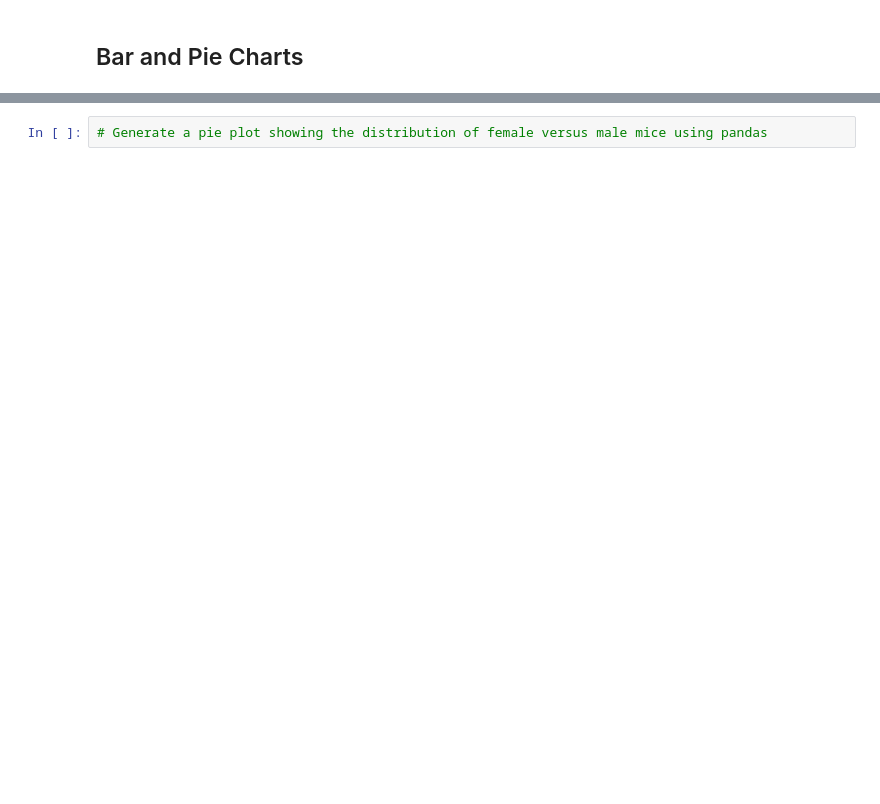
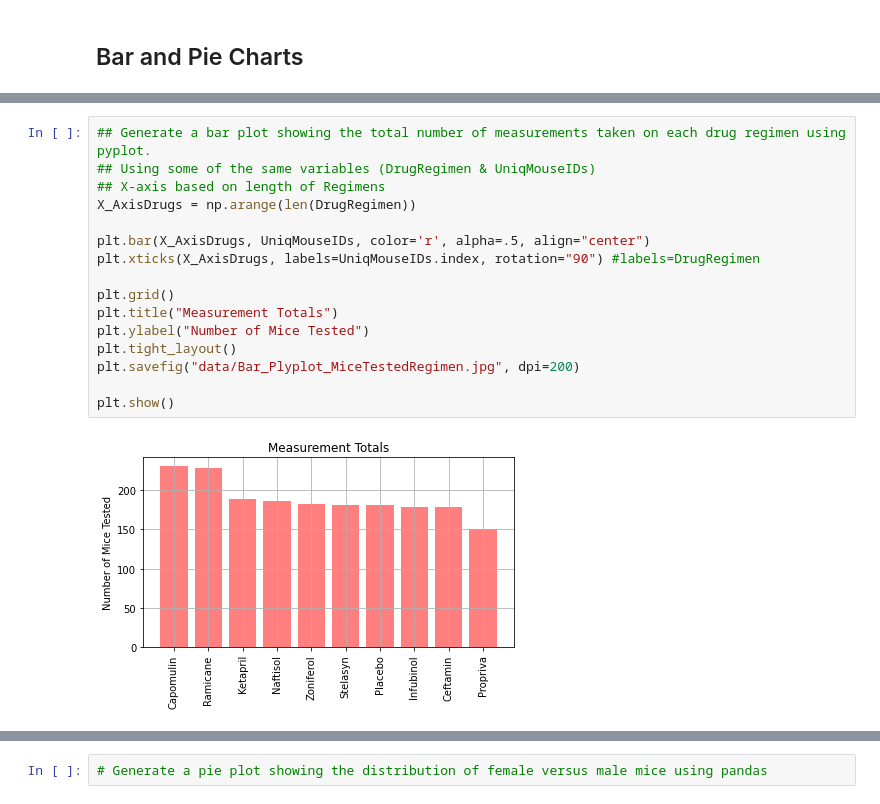
Before and after one commit to IthamarFrancois/Pymaceuticals, a Jupyter notebook: Pymaceuticals/Pymaceuticals - Copy.ipynb, the cells around one changed output, grey strips where cells are left out. Drawn from its saved outputs; the diff is of its cells as text; blank space fills up the shorter version.

```diff
--- a/Pymaceuticals/Pymaceuticals - Copy.ipynb
+++ b/Pymaceuticals/Pymaceuticals - Copy.ipynb
@@ -66,0 +318,18 @@ print(mouse_metadata.head())
+# %%
+## Generate a bar plot showing the total number of measurements taken on each drug regimen using pyplot.
+## Using some of the same variables (DrugRegimen & UniqMouseIDs)
+## X-axis based on length of Regimens
+X_AxisDrugs = np.arange(len(DrugRegimen))
+
+plt.bar(X_AxisDrugs, UniqMouseIDs, color='r', alpha=.5, align="center")
+plt.xticks(X_AxisDrugs, labels=UniqMouseIDs.index, rotation="90") #labels=DrugRegimen
+
+plt.grid()
+plt.title("Measurement Totals")
+plt.ylabel("Number of Mice Tested")
+plt.tight_layout()
+plt.savefig("data/Bar_Plyplot_MiceTestedRegimen.jpg", dpi=200)
+
+plt.show()
+# %% [output]
+[figure, added]
```
Also changed, not shown: parts of 25 cells of this notebook, 1 other file.
